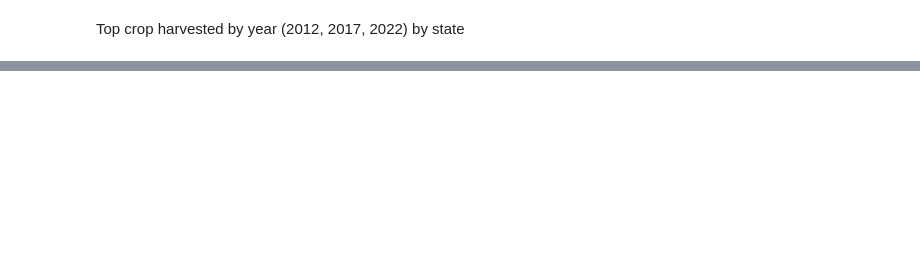
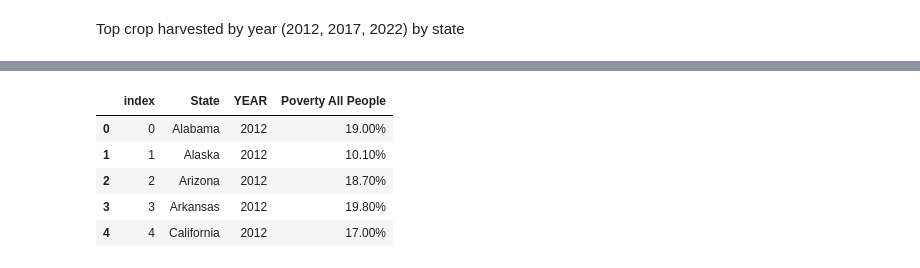
Before and after one commit to KinishaF/edible_vs_ornamental, a Jupyter notebook: Scripts/comparison_edible_ornamental.ipynb, the cells around one changed output, grey strips where cells are left out. Saved outputs shown, nothing was run; the diff lists cells and outputs as text; code cells hidden in the pictures; blank space fills up the shorter version.

```diff
--- a/Scripts/comparison_edible_ornamental.ipynb
+++ b/Scripts/comparison_edible_ornamental.ipynb
@@ -927,0 +947,11 @@ top_crop_by_state_per_year.head()
+# %%
+poverty_all_people = all_census[['State', 'YEAR', 'poverty_all_people']].reset_index().rename(columns = {'poverty_all_people': 'Poverty All People'})
+# %%
+poverty_all_people.head()
+# %% [output]
+|  | index | State | YEAR | Poverty All People |
+| 0 | 0 | Alabama | 2012 | 19.00% |
+| 1 | 1 | Alaska | 2012 | 10.10% |
+| 2 | 2 | Arizona | 2012 | 18.70% |
+| 3 | 3 | Arkansas | 2012 | 19.80% |
+| 4 | 4 | California | 2012 | 17.00% |
```
Also changed, not shown: parts of 16 cells of this notebook.
